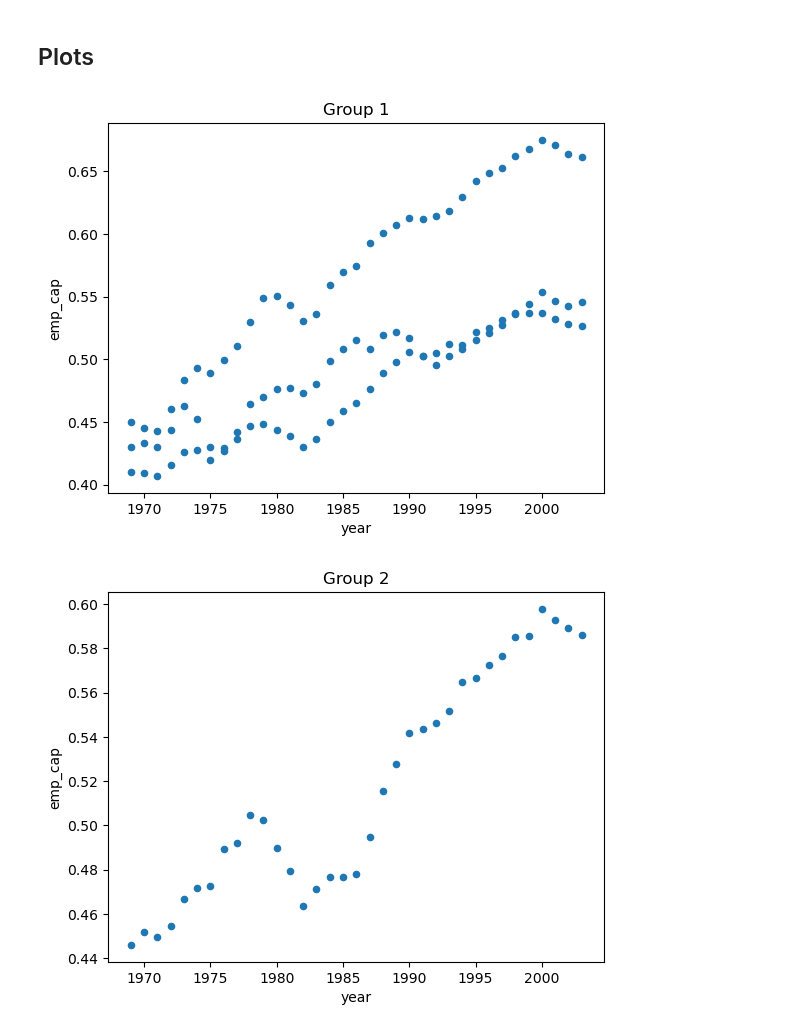
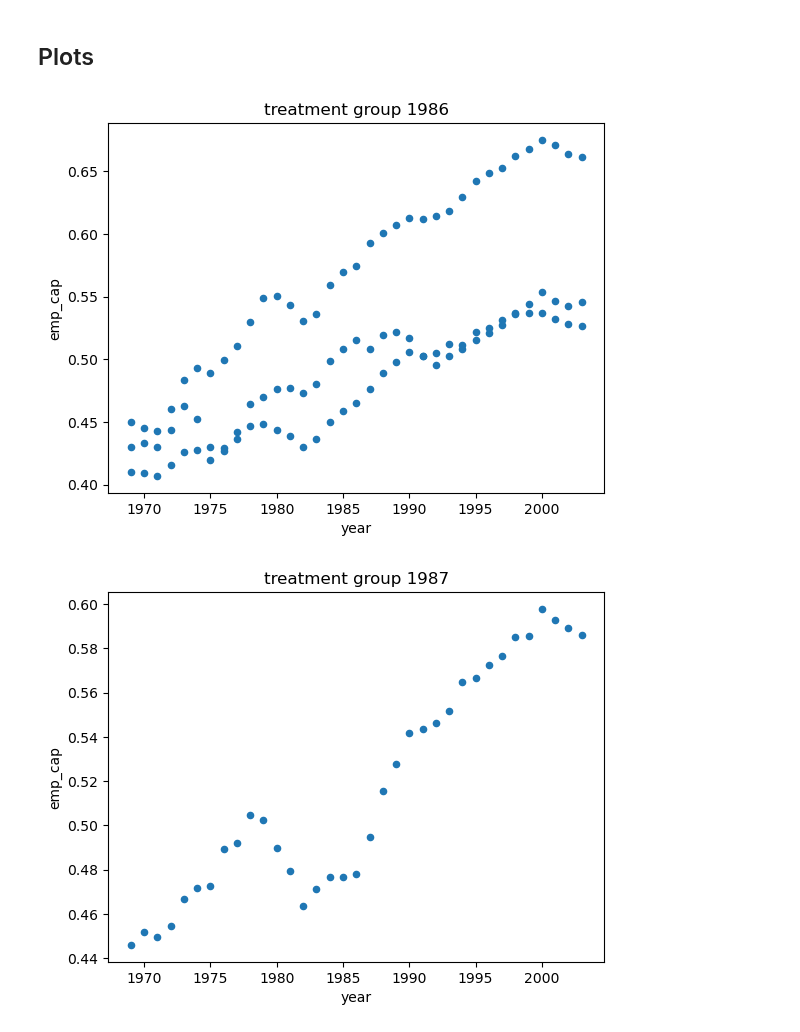
Before and after one commit to NumEconCopenhagen/projects-2024-josh-joshua-and-lyonell, a Jupyter notebook: Dataproject_Joshua/dataproject.ipynb, the cells around one changed output. Saved outputs shown, nothing was run; the diff lists cells and outputs as text; code cells hidden in the pictures.

```diff
--- a/Dataproject_Joshua/dataproject.ipynb
+++ b/Dataproject_Joshua/dataproject.ipynb
@@ -511,15 +511,18 @@ di_pop_emp.head(10)
 ## Plots
 # %%
 di_pop_emp_grouped = di_pop_emp.groupby('group_id')
-plot1 = di_pop_emp_grouped.get_group(1).plot(kind = 'scatter', x = 'year', y = 'emp_cap', title = 'Group 1')
+
+plot1 = di_pop_emp_grouped.get_group(1).plot(kind = 'scatter', x = 'year', y = 'emp_cap',
+                                             title = 'treatment group 1986')
 
 plt.show()
 # %% [output]
-[figure, old version]
+[figure, new version]
 # %%
-plot2 = di_pop_emp_grouped.get_group(2).plot(kind = 'scatter', x = 'year', y = 'emp_cap', title = 'Group 2')
+plot2 = di_pop_emp_grouped.get_group(2).plot(kind = 'scatter', x = 'year', y = 'emp_cap',
+                                             title = 'treatment group 1987')
 
 plt.show()
 # %% [output]
-[figure, old version]
+[figure, new version]
 # %%
```
Also changed, not shown: parts of 5 cells of this notebook.
